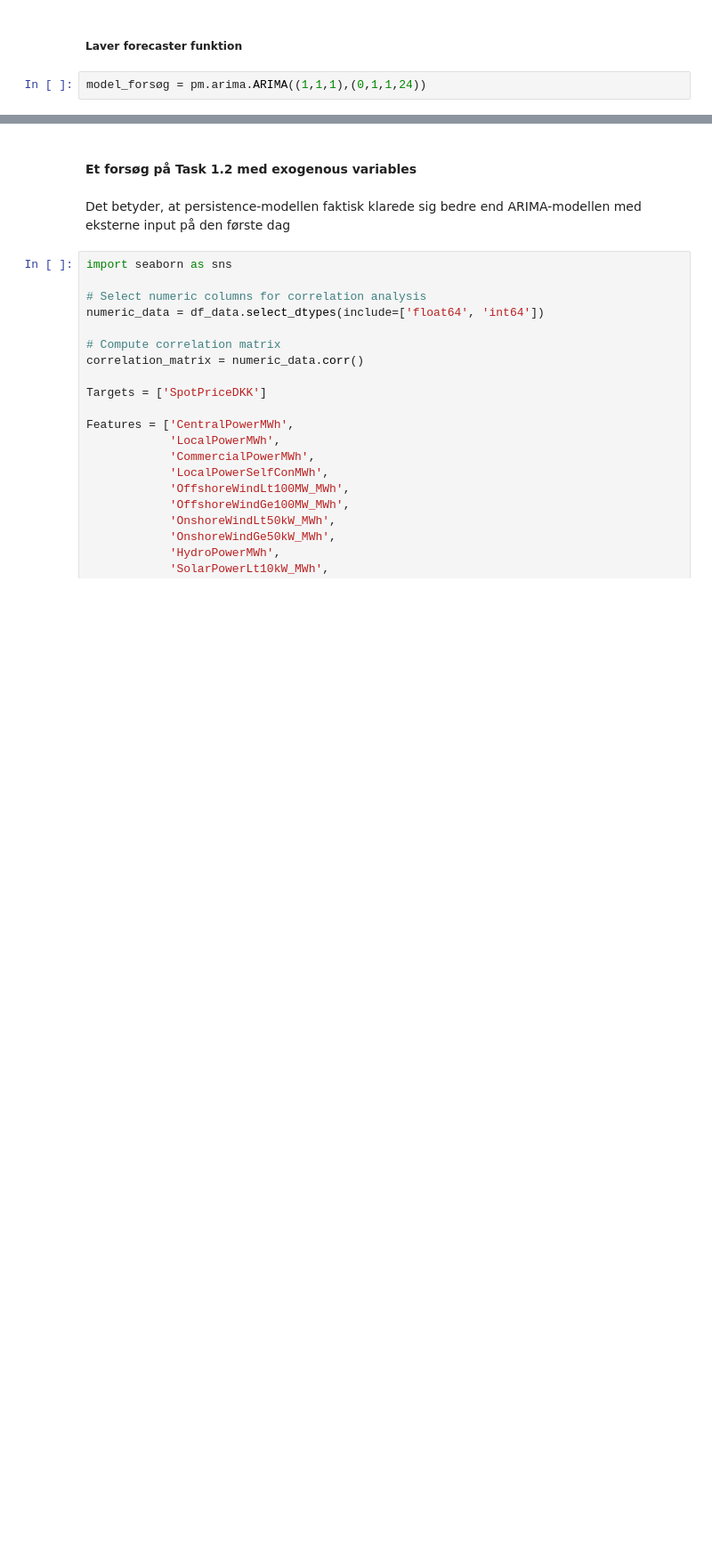
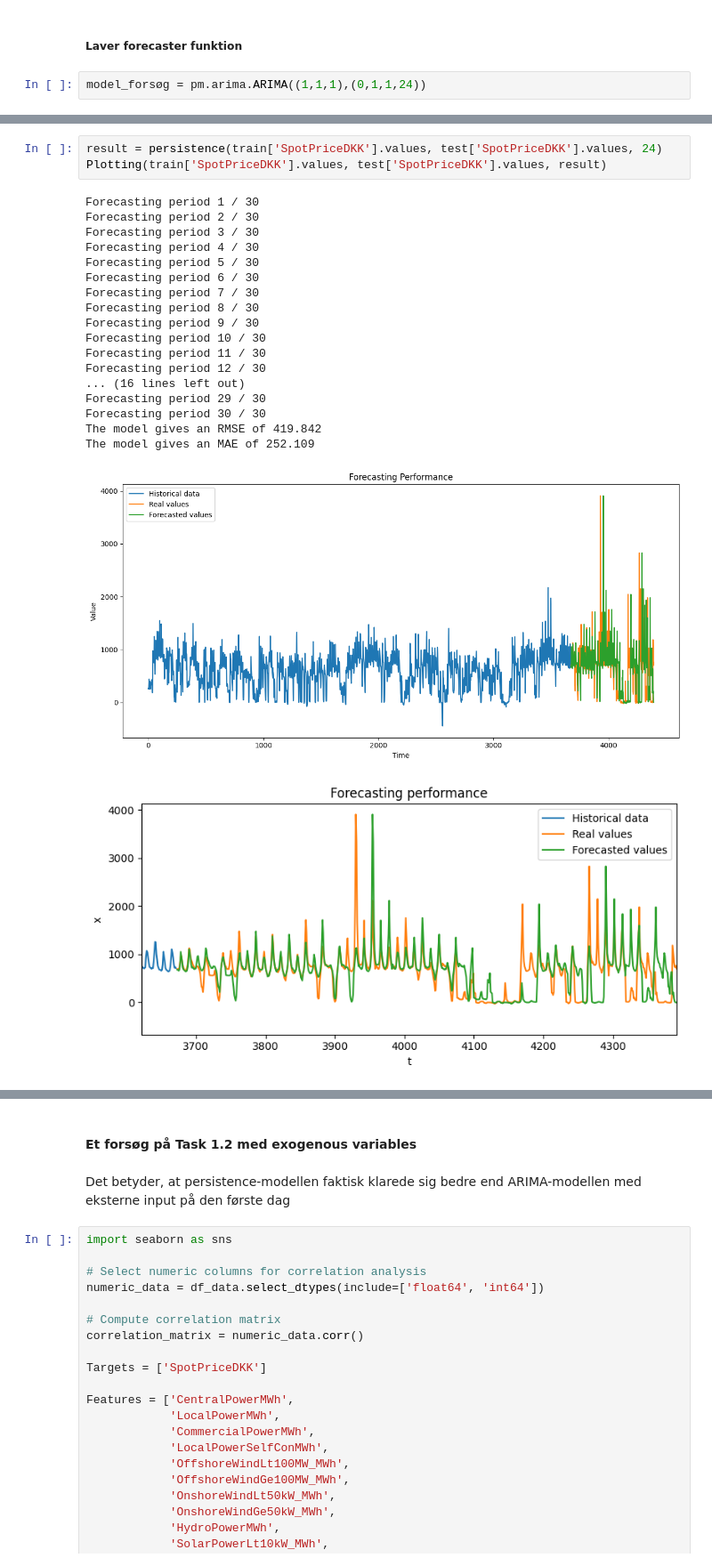
Before and after one commit to MortenHay/EnergyAnalytics, a Jupyter notebook: Assignment2/Aflevering-2.ipynb, the cells around one changed output, grey strips where cells are left out. Shown at 89% size. Cells and saved outputs as stored; diff of their text form; blank space fills up the shorter version.

```diff
--- a/Assignment2/Aflevering-2.ipynb
+++ b/Assignment2/Aflevering-2.ipynb
@@ -479,0 +470,23 @@ The model gives an MAE of 42.853
+# %%
+result = persistence(train['SpotPriceDKK'].values, test['SpotPriceDKK'].values, 24)
+Plotting(train['SpotPriceDKK'].values, test['SpotPriceDKK'].values, result)
+# %% [output]
+Forecasting period 1 / 30
+Forecasting period 2 / 30
+Forecasting period 3 / 30
+Forecasting period 4 / 30
+Forecasting period 5 / 30
+Forecasting period 6 / 30
+Forecasting period 7 / 30
+Forecasting period 8 / 30
+Forecasting period 9 / 30
+Forecasting period 10 / 30
+Forecasting period 11 / 30
+Forecasting period 12 / 30
+... (16 lines left out)
+Forecasting period 29 / 30
+Forecasting period 30 / 30
+The model gives an RMSE of 419.842
+The model gives an MAE of 252.109
+[figure, added]
+[figure, added]
```
Also changed, not shown: parts of 18 cells of this notebook.
